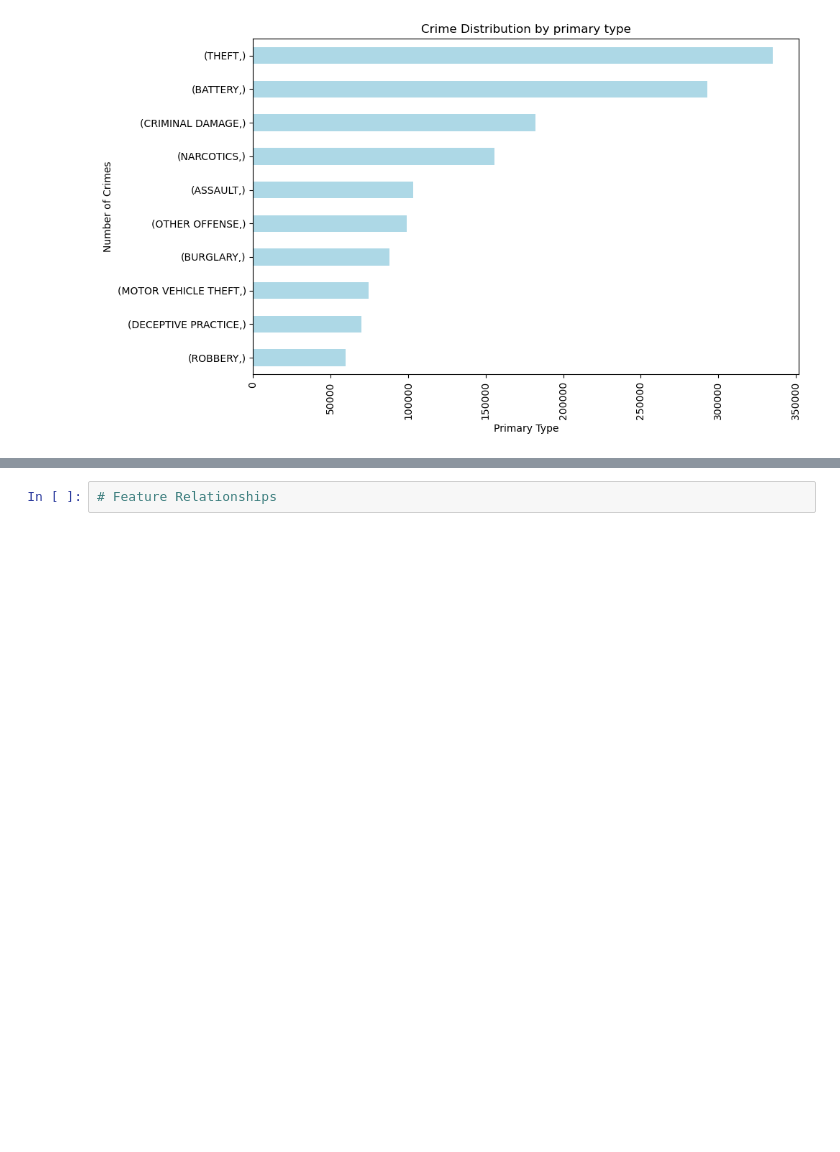
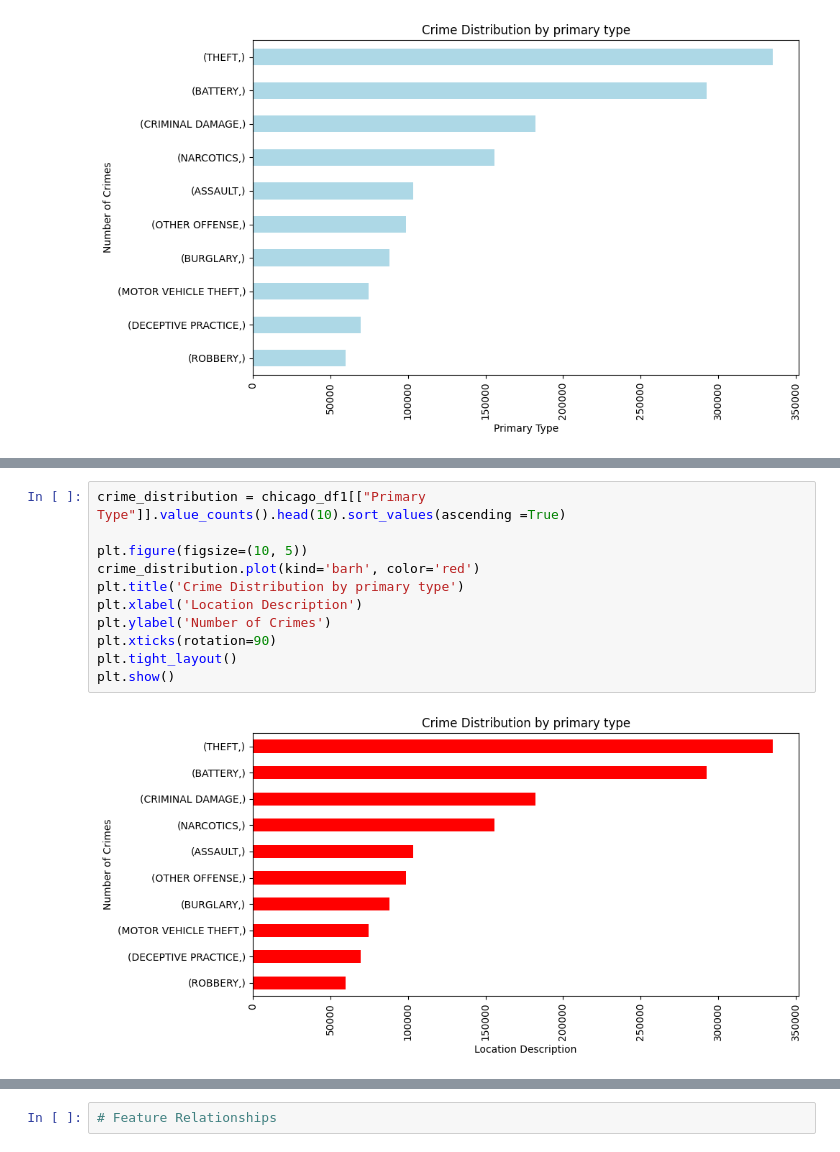
Before and after one commit to RidhooCodes/Chicago-crime-EDA, a Jupyter notebook: Circle 18 Chicago project.ipynb, the cells around one changed output, grey strips where cells are left out. Cells and saved outputs as stored; diff of their text form; blank space fills up the shorter version.

```diff
--- a/Circle 18 Chicago project.ipynb
+++ b/Circle 18 Chicago project.ipynb
@@ -207 +257,14 @@ plt.show()
+# %%
+crime_distribution = chicago_df1[["Primary Type"]].value_counts().head(10).sort_values(ascending =True)
+
+plt.figure(figsize=(10, 5))
+crime_distribution.plot(kind='barh', color='red')
+plt.title('Crime Distribution by primary type')
+plt.xlabel('Location Description')
+plt.ylabel('Number of Crimes')
+plt.xticks(rotation=90)
+plt.tight_layout()
+plt.show()
+# %% [output]
+[figure, added]
 # %%
```
Also changed, not shown: parts of 18 cells of this notebook.
